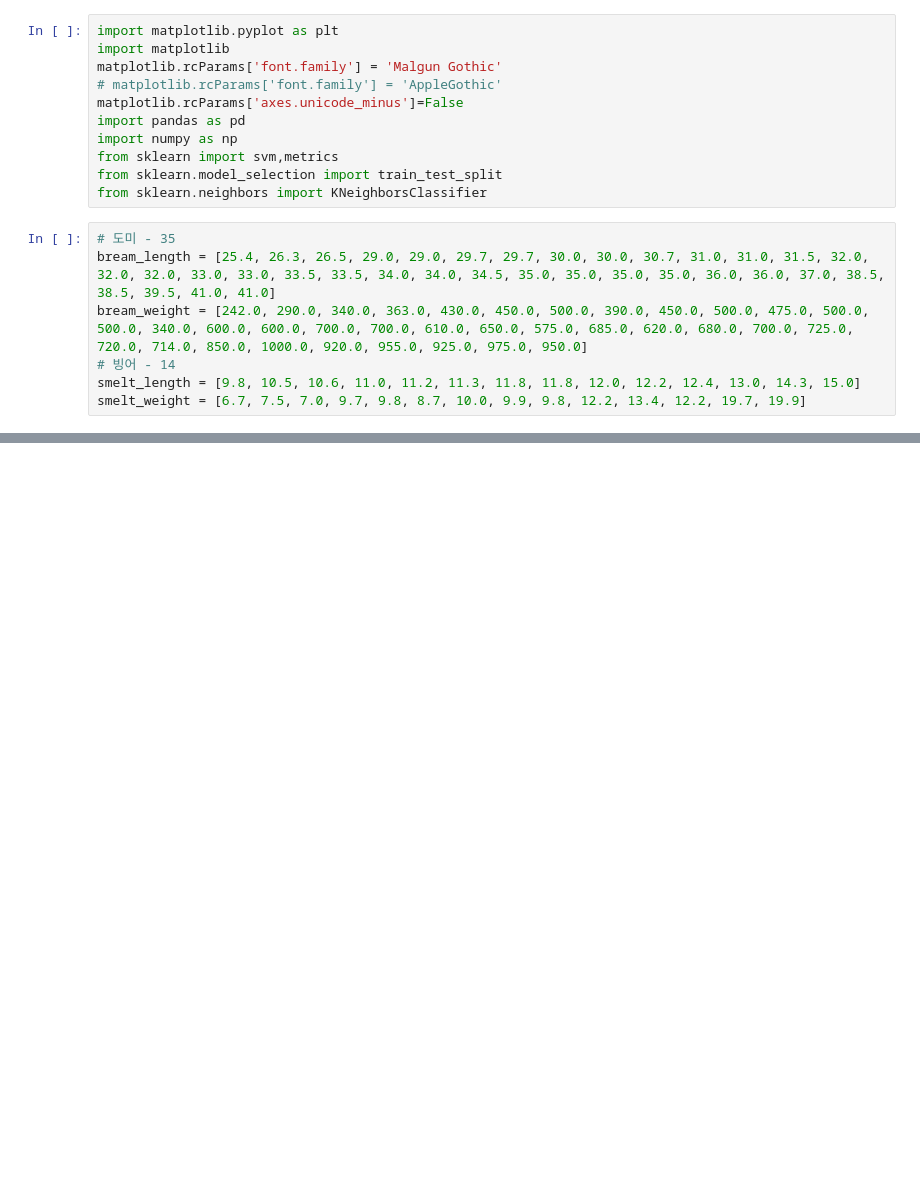
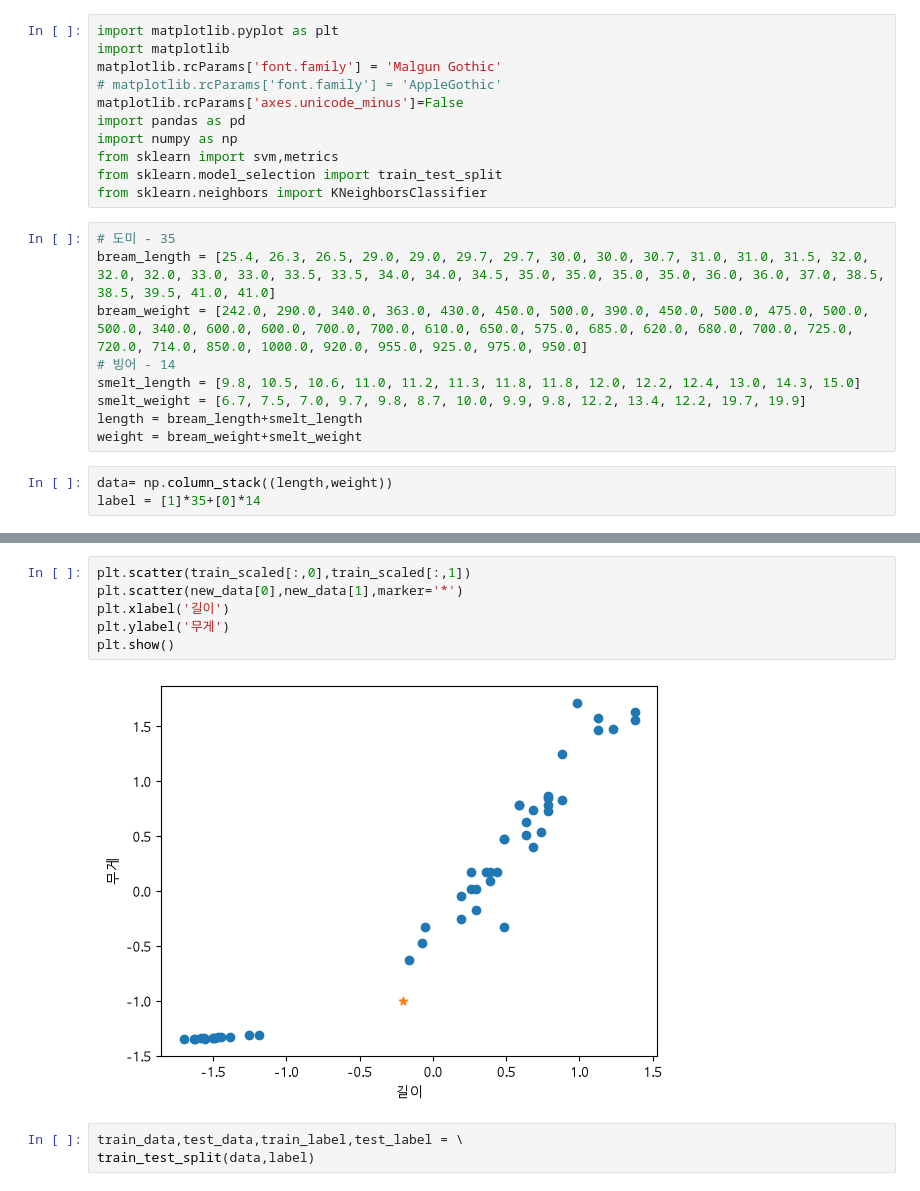
Before and after one commit to onulee/aix_learn_1106, a Jupyter notebook: p1109/p1109_05.ipynb, the cells around one changed output, grey strips where cells are left out. Cells and saved outputs as stored; diff of their text form; blank space fills up the shorter version.

```diff
--- a/p1109/p1109_05.ipynb
+++ b/p1109/p1109_05.ipynb
@@ -16,3 +16,8 @@ bream_weight = [242.0, 290.0, 340.0, 363.0, 430.0, 450.0, 500.0, 390.0, 450.0, 5
 # 빙어 - 14
 smelt_length = [9.8, 10.5, 10.6, 11.0, 11.2, 11.3, 11.8, 11.8, 12.0, 12.2, 12.4, 13.0, 14.3, 15.0]
 smelt_weight = [6.7, 7.5, 7.0, 9.7, 9.8, 8.7, 10.0, 9.9, 9.8, 12.2, 13.4, 12.2, 19.7, 19.9]
+length = bream_length+smelt_length
+weight = bream_weight+smelt_weight
+# %%
+data= np.column_stack((length,weight))
+label = [1]*35+[0]*14
@@ -18,0 +72,11 @@ smelt_weight = [6.7, 7.5, 7.0, 9.7, 9.8, 8.7, 10.0, 9.9, 9.8, 12.2, 13.4, 12.2,
+# %%
+plt.scatter(train_scaled[:,0],train_scaled[:,1])
+plt.scatter(new_data[0],new_data[1],marker='*')
+plt.xlabel('길이')
+plt.ylabel('무게')
+plt.show()
+# %% [output]
+[figure, added]
+# %%
+train_data,test_data,train_label,test_label = \
+train_test_split(data,label)
```
Also changed, not shown: parts of 11 cells of this notebook, 1 other file.
